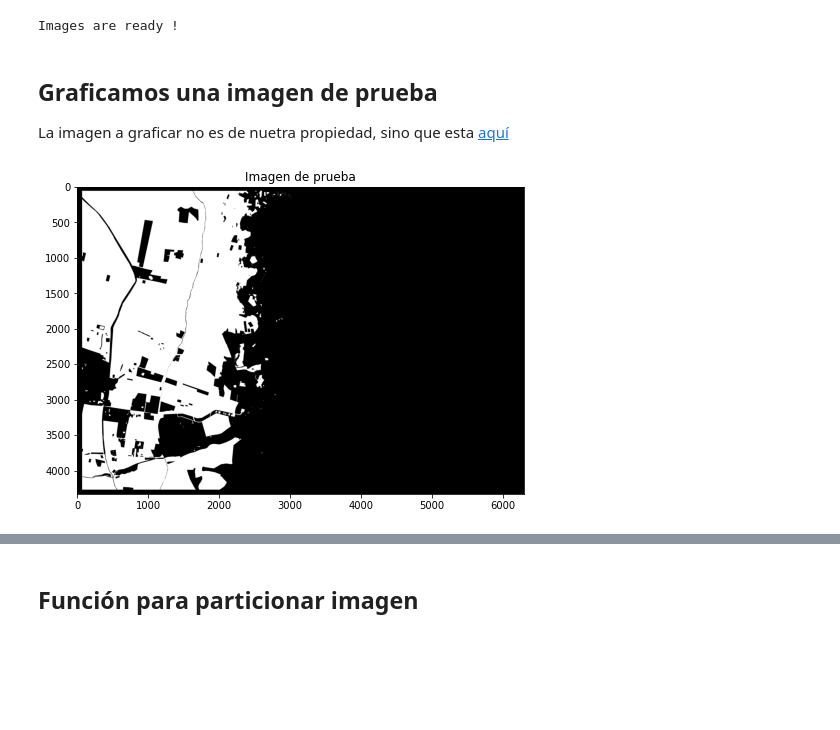
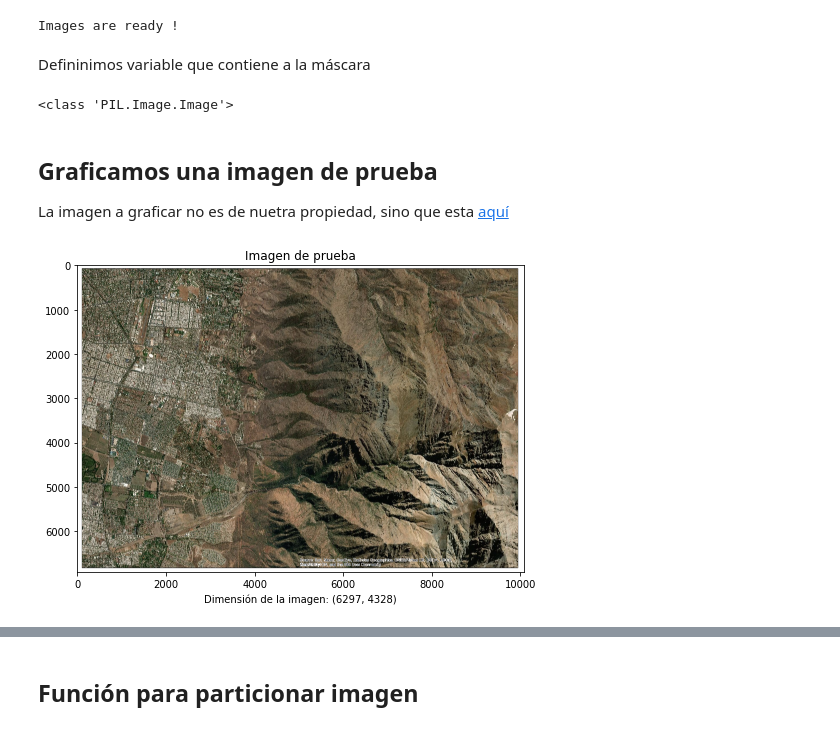
Before and after one commit to jbekios/segmetation-geology, a Jupyter notebook: Notebook_Proyecto.ipynb, the cells around one changed output, grey strips where cells are left out. Saved outputs shown, nothing was run; the diff lists cells and outputs as text; code cells hidden in the pictures; blank space fills up the shorter version.

```diff
--- a/Notebook_Proyecto.ipynb
+++ b/Notebook_Proyecto.ipynb
@@ -35,15 +36,23 @@ def load_images_from_folder():
         #print(type(img))
         path_file = images_directory+file
         if not os.path.isdir(path_file):
-            img = Image.open(path_file)
+            img = Image.open(path_file).convert('RGB')
             if img is not None:
                 images.append(img)
     print('Images are ready !')
-    return images
+    numpy_images = list(map(lambda x: np.array(x), images))
+    return images, numpy_images
 # %%
-images = load_images_from_folder()
+images, np_images = load_images_from_folder()
 # %% [output]
 Images are ready !
+# %% [markdown]
+Defininimos variable que contiene a la máscara
+# %%
+urban_mask  = images[4]; print(type(urban_mask))
+urban_numpy = np_images[4]
+# %% [output]
+<class 'PIL.Image.Image'>
 # %% [markdown]
 ## Graficamos una imagen de prueba
 
@@ -51,7 +60,8 @@ La imagen a graficar no es de nuetra propiedad, sino que esta [aquí](https://es
 # %%
 plt.figure(num=1, figsize=(8, 6))
 plt.title('Imagen de prueba')
-plt.imshow(images[4])
+plt.imshow(images[3])
+plt.xlabel(f'Dimensión de la imagen: {images[4].size}')
 plt.show() # Para no mostrar etiqueta <matplotlib.image.AxesImage at....>
 # %% [output]
-[figure, old version]
+[figure, new version]
```
Also changed, not shown: parts of 18 cells of this notebook.
